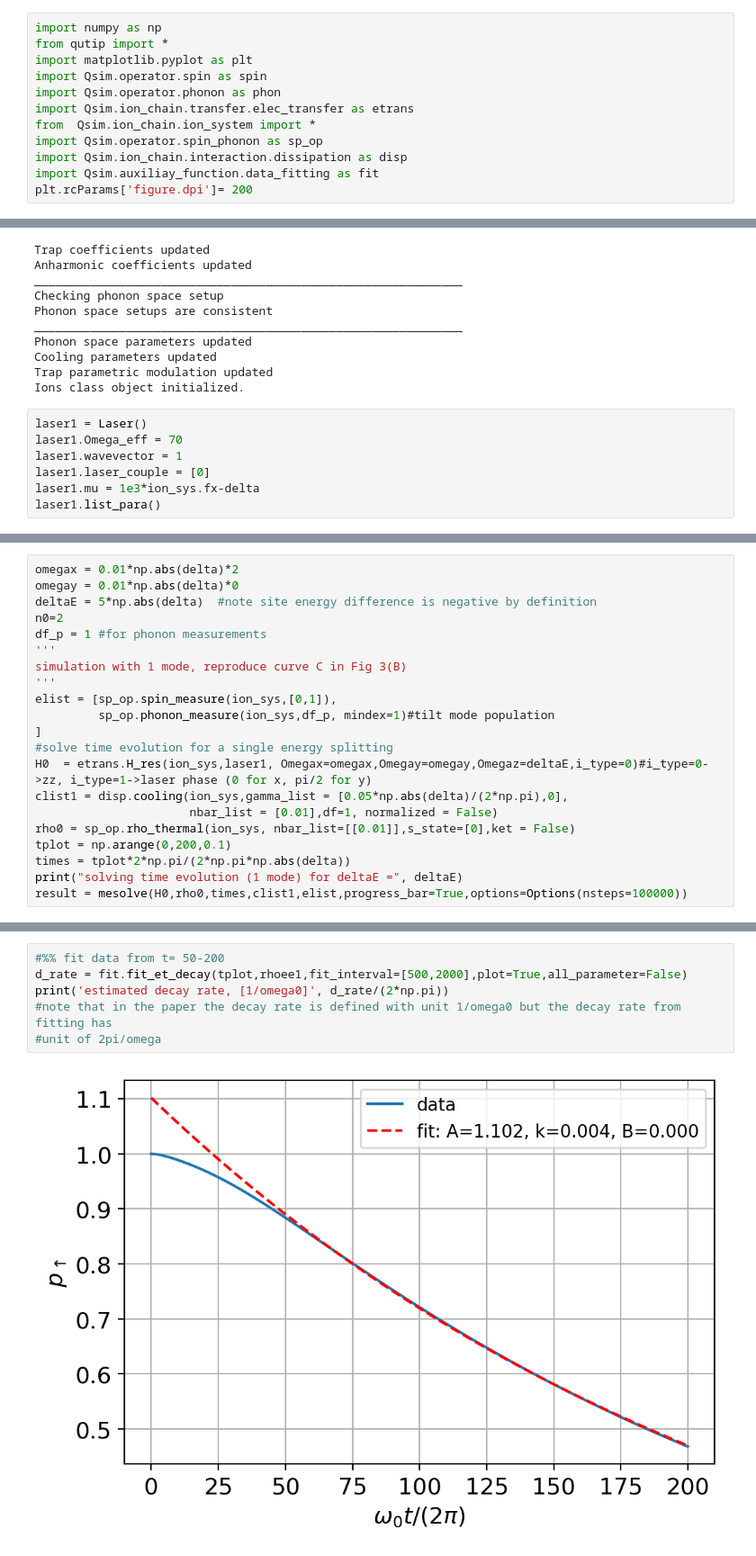
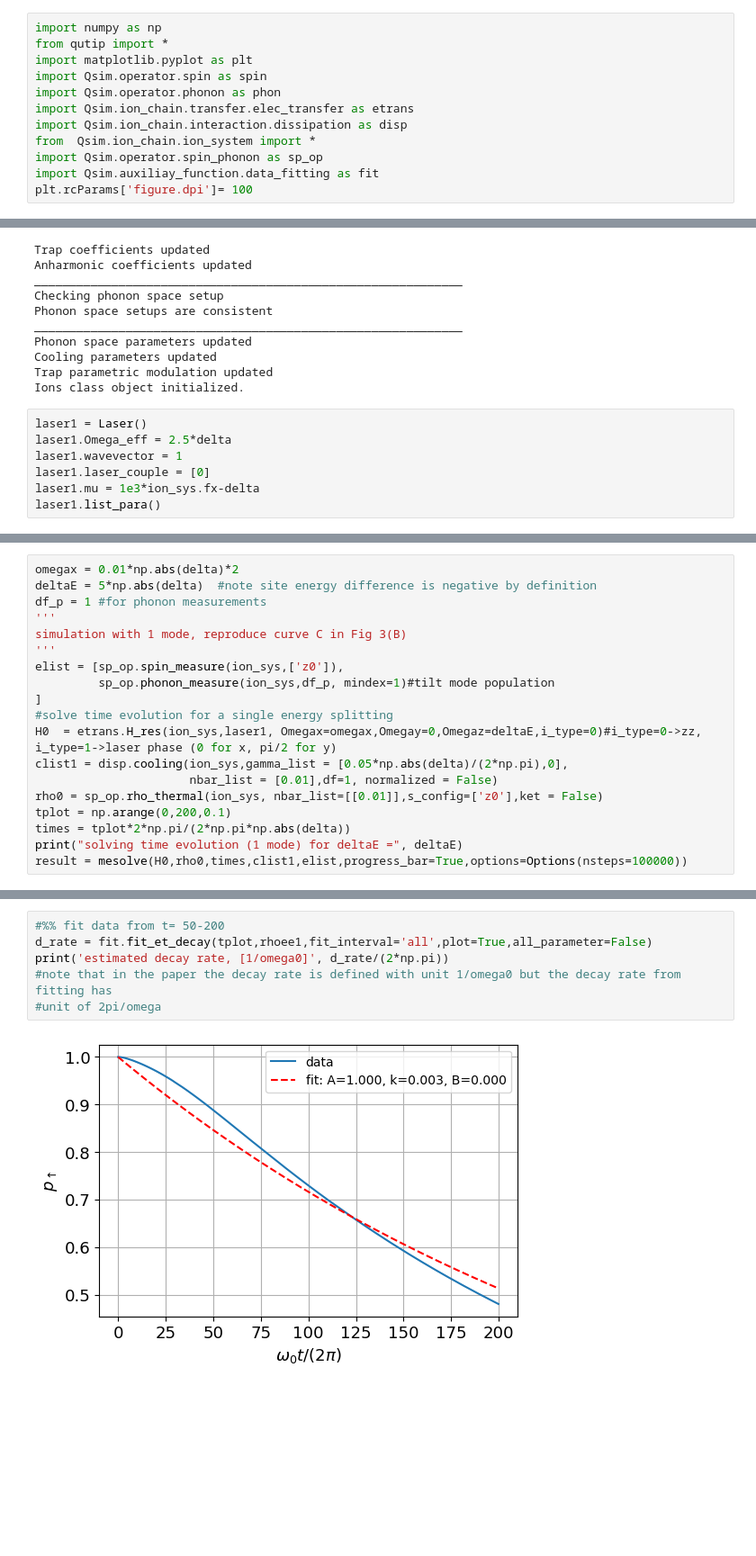
Before and after one commit to TrappedIonRice/Open-Quantum-system-simulation, a Jupyter notebook: example notebook/example 2a.ipynb, the cells around one changed output, grey strips where cells are left out. Shown at 90% size. Saved outputs shown, nothing was run; the diff lists cells and outputs as text; blank space fills up the shorter version.

```diff
--- a/example notebook/example 2a.ipynb
+++ b/example notebook/example 2a.ipynb
@@ -10,11 +10,11 @@ import matplotlib.pyplot as plt
 import Qsim.operator.spin as spin
 import Qsim.operator.phonon as phon
 import Qsim.ion_chain.transfer.elec_transfer as etrans
+import Qsim.ion_chain.interaction.dissipation as disp
 from  Qsim.ion_chain.ion_system import *
 import Qsim.operator.spin_phonon as sp_op
-import Qsim.ion_chain.interaction.dissipation as disp
 import Qsim.auxiliay_function.data_fitting as fit
-plt.rcParams['figure.dpi']= 200
+plt.rcParams['figure.dpi']= 100
 # %%
 #%%
 '''
@@ -40,7 +40,7 @@ Trap parametric modulation updated
 Ions class object initialized.
 # %%
 laser1 = Laser()
-laser1.Omega_eff = 70
+laser1.Omega_eff = 2.5*delta
 laser1.wavevector = 1
 laser1.laser_couple = [0]
 laser1.mu = 1e3*ion_sys.fx-delta
@@ -58,21 +58,19 @@ Laser phase phis 0.0
 (input in rad but displayed in degs)
 # %%
 omegax = 0.01*np.abs(delta)*2
-omegay = 0.01*np.abs(delta)*0
 deltaE = 5*np.abs(delta)  #note site energy difference is negative by definition
-n0=2
 df_p = 1 #for phonon measurements
 '''
 simulation with 1 mode, reproduce curve C in Fig 3(B)
 '''
-elist = [sp_op.spin_measure(ion_sys,[0,1]),
+elist = [sp_op.spin_measure(ion_sys,['z0']),
          sp_op.phonon_measure(ion_sys,df_p, mindex=1)#tilt mode population
 ]
 #solve time evolution for a single energy splitting
-H0  = etrans.H_res(ion_sys,laser1, Omegax=omegax,Omegay=omegay,Omegaz=deltaE,i_type=0)#i_type=0->zz, i_type=1->laser phase (0 for x, pi/2 for y)
+H0  = etrans.H_res(ion_sys,laser1, Omegax=omegax,Omegay=0,Omegaz=deltaE,i_type=0)#i_type=0->zz, i_type=1->laser phase (0 for x, pi/2 for y)
 clist1 = disp.cooling(ion_sys,gamma_list = [0.05*np.abs(delta)/(2*np.pi),0],
                       nbar_list = [0.01],df=1, normalized = False)
-rho0 = sp_op.rho_thermal(ion_sys, nbar_list=[[0.01]],s_state=[0],ket = False)
+rho0 = sp_op.rho_thermal(ion_sys, nbar_list=[[0.01]],s_config=['z0'],ket = False)
 tplot = np.arange(0,200,0.1)
 times = tplot*2*np.pi/(2*np.pi*np.abs(delta))
 print("solving time evolution (1 mode) for deltaE =", deltaE)
@@ -108,8 +106,8 @@ plt.show()
 # %%
 #%% fit data from t= 50-200
-d_rate = fit.fit_et_decay(tplot,rhoee1,fit_interval=[500,2000],plot=True,all_parameter=False)
+d_rate = fit.fit_et_decay(tplot,rhoee1,fit_interval='all',plot=True,all_parameter=False)
 print('estimated decay rate, [1/omega0]', d_rate/(2*np.pi))
 #note that in the paper the decay rate is defined with unit 1/omega0 but the decay rate from fitting has
 #unit of 2pi/omega
 # %% [output]
-[figure, old version]
+[figure, new version]
```
Also changed, not shown: parts of 4 cells of this notebook, 1 other file.
